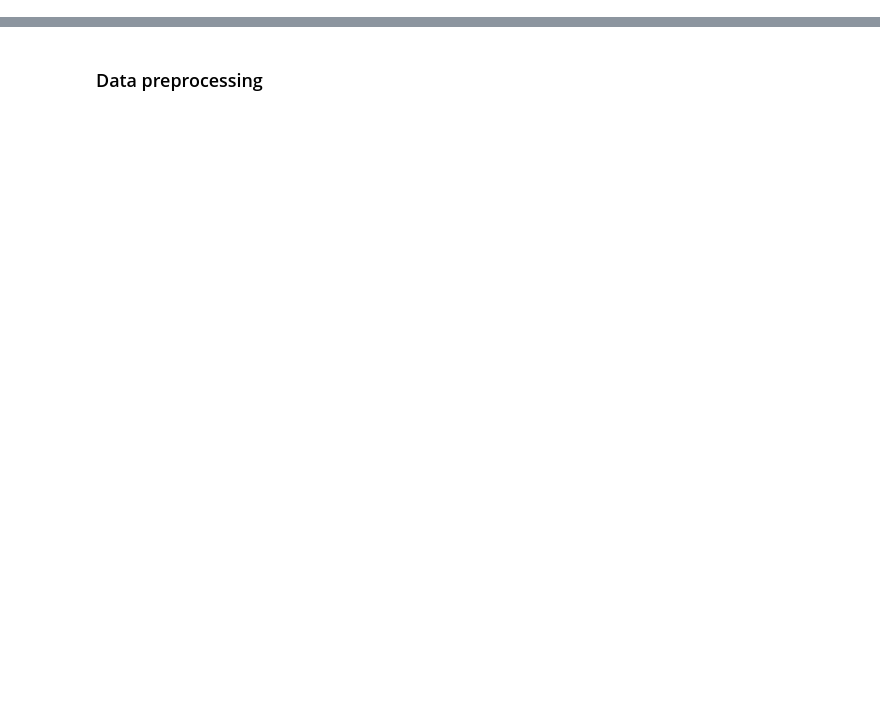
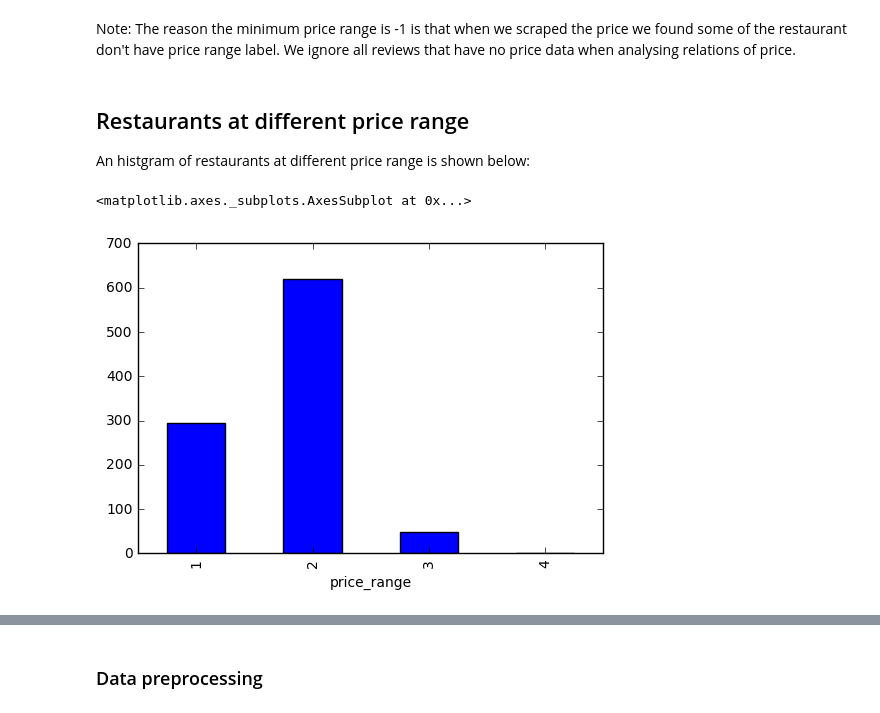
Before and after one commit to atrdjuneChen/YelpAnalysis, a Jupyter notebook: yelp_analysis.ipynb, the cells around one changed output, grey strips where cells are left out. Cells and saved outputs as stored; diff of their text form; code cells hidden in the pictures; blank space fills up the shorter version.

Commit message:
Added simple analysis

```diff
--- a/stage1.ipynb
+++ b/yelp_analysis.ipynb
@@ -188,0 +183,4 @@ Note: This piece of code with take several hours to run (12 hours on my Macbook
+# %%
+import pandas as pd
+df = pd.read_pickle("./data/pittsburgh_restaurants.pickle")
+df.columns = ['restaurant', 'price_range', 'category', 'user', 'date', 'rating', 'review']
@@ -188,0 +231,12 @@ Note: This piece of code with take several hours to run (12 hours on my Macbook
+# %% [markdown]
+Note: The reason the minimum price range is -1 is that when we scraped the price we found some of the restaurant don't have price range label. We ignore all reviews that have no price data when analysing relations of price.
+# %%
+df_price = df[df['price_range'] >= 0]
+# %% [markdown]
+## Restaurants at different price range
+An histgram of restaurants at different price range is shown below:
+# %%
+df_price.groupby(by = 'price_range')['restaurant'].apply(lambda x: len(pd.Series.unique(x))).plot(kind = 'bar')
+# %% [output]
+<matplotlib.axes._subplots.AxesSubplot at 0x...>
+[figure, added]
```
Also changed, not shown: parts of 39 cells of this notebook, 1 other file.
